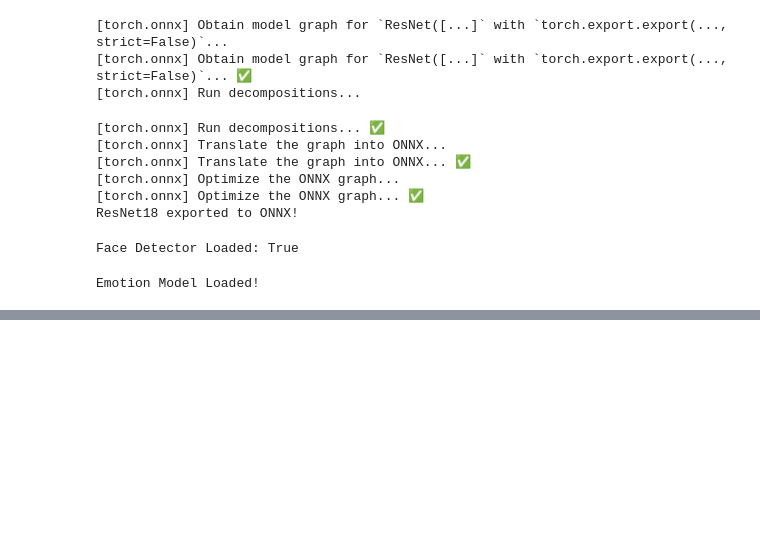
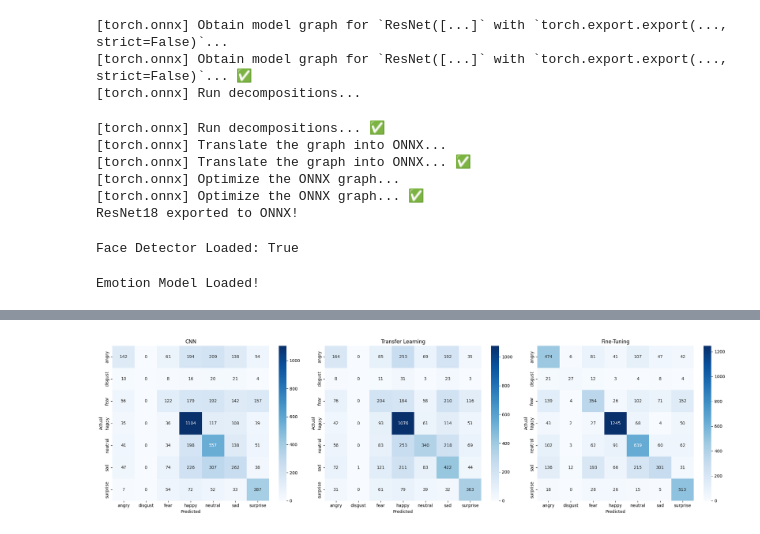
Before and after one commit to OmarAlanazi00/FER2013-Emotion-Recognition, a Jupyter notebook: Computer_Vision_Systems_Development.ipynb, the cells around one changed output, grey strips where cells are left out. Cells and saved outputs as stored; diff of their text form; code cells hidden in the pictures; blank space fills up the shorter version.

```diff
--- a/Computer_Vision_Systems_Development.ipynb
+++ b/Computer_Vision_Systems_Development.ipynb
@@ -854,0 +860,45 @@ while True:
+# %%
+from sklearn.metrics import confusion_matrix
+import seaborn as sns
+
+models = [model, resnet, resnet_fine]
+loaders = [val_loader, resnet_val_loader, resnet_val_loader]
+names = ["CNN", "Transfer Learning", "Fine-Tuning"]
+
+fig, axes = plt.subplots(1, 3, figsize=(21, 6))
+
+for i in range(3):
+    models[i].eval()
+
+    y_true = []
+    y_pred = []
+
+    with torch.no_grad():
+        for images, labels in loaders[i]:
+            images = images.to(device)
+            outputs = models[i](images)
+            predictions = outputs.argmax(dim=1)
+
+            y_true.extend(labels.numpy())
+            y_pred.extend(predictions.cpu().numpy())
+
+    cm = confusion_matrix(y_true, y_pred, labels=range(len(classes)))
+
+    sns.heatmap(
+        cm,
+        annot=True,
+        fmt="d",
+        cmap="Blues",
+        xticklabels=classes,
+        yticklabels=classes,
+        ax=axes[i]
+    )
+
+    axes[i].set_title(names[i])
+    axes[i].set_xlabel("Predicted")
+    axes[i].set_ylabel("Actual")
+
+plt.tight_layout()
+plt.show()
+# %% [output]
+[figure, added]
```
Also changed, not shown: parts of 7 cells of this notebook.
